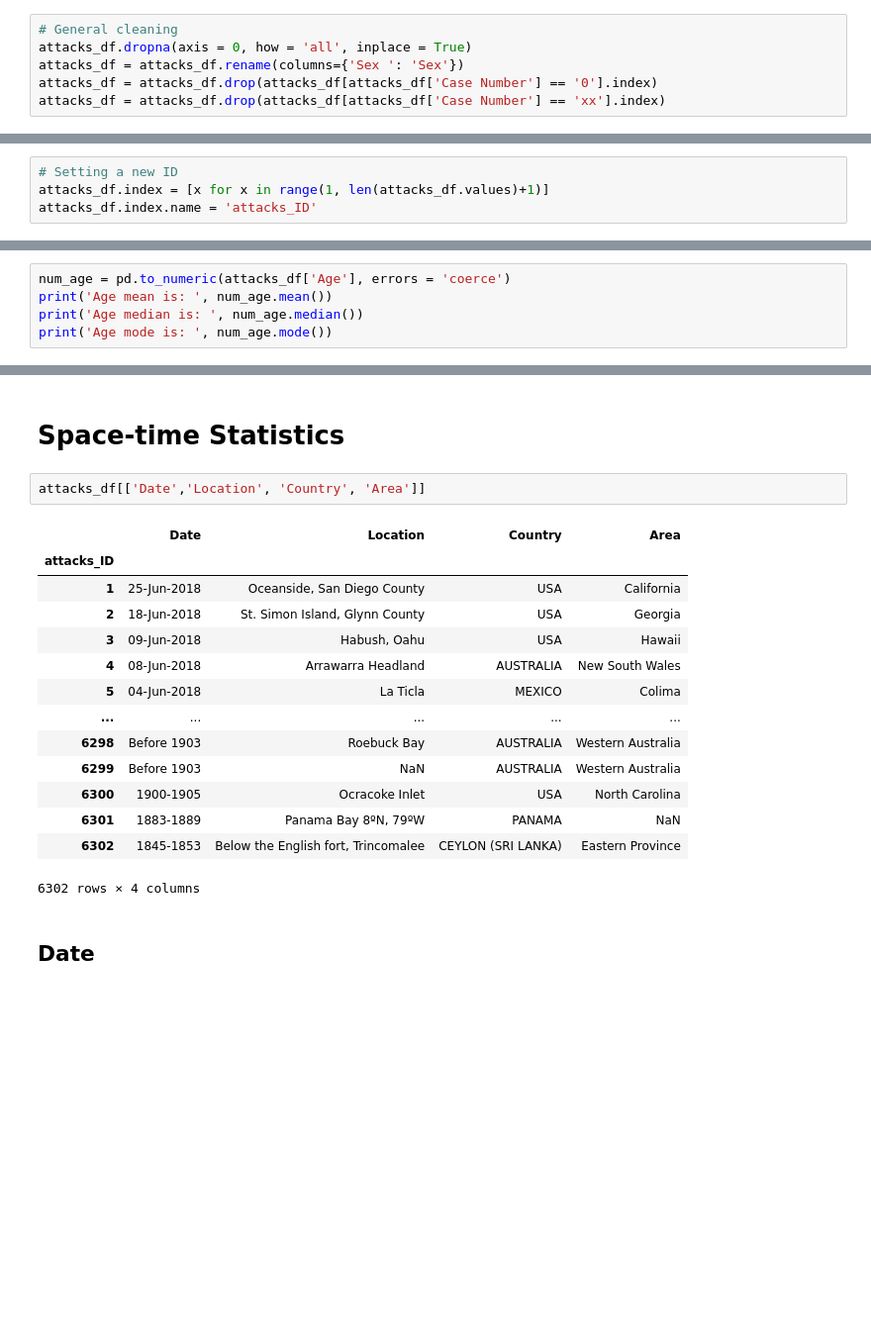
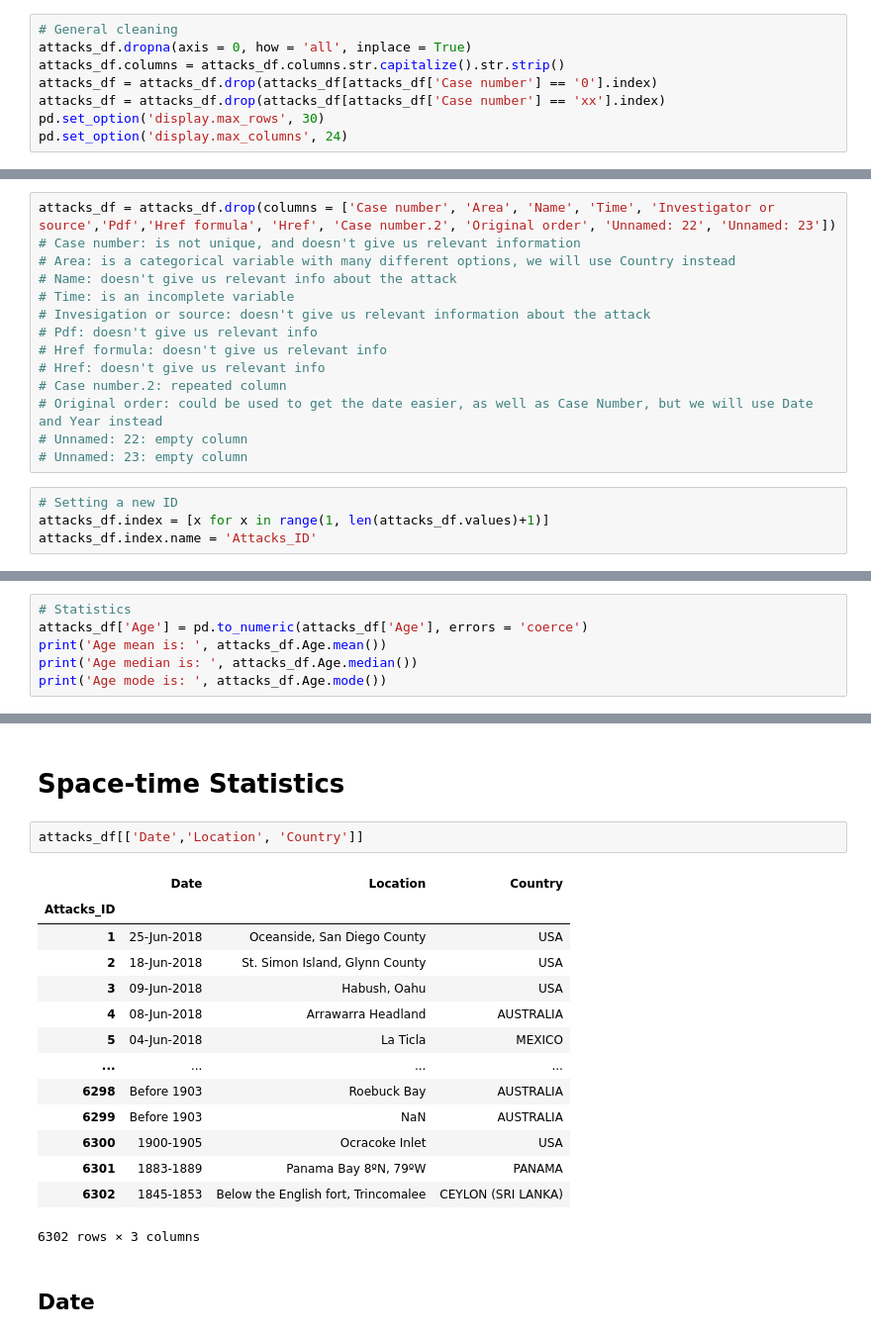
Before and after one commit to Ironhack-Data-Madrid-Febrero-2021/pandas-project, a Jupyter notebook: your-code/clean.ipynb, the cells around one changed output, grey strips where cells are left out. Shown: that part at 99% size. Cells and saved outputs as stored; diff of their text form; blank space fills up the shorter version.

```diff
--- a/your-code/clean.ipynb
+++ b/your-code/clean.ipynb
@@ -35,9 +35,11 @@ memory usage: 4.7+ MB
 # %%
 # General cleaning
 attacks_df.dropna(axis = 0, how = 'all', inplace = True)
-attacks_df = attacks_df.rename(columns={'Sex ': 'Sex'})
-attacks_df = attacks_df.drop(attacks_df[attacks_df['Case Number'] == '0'].index)
-attacks_df = attacks_df.drop(attacks_df[attacks_df['Case Number'] == 'xx'].index)
+attacks_df.columns = attacks_df.columns.str.capitalize().str.strip()
+attacks_df = attacks_df.drop(attacks_df[attacks_df['Case number'] == '0'].index)
+attacks_df = attacks_df.drop(attacks_df[attacks_df['Case number'] == 'xx'].index)
+pd.set_option('display.max_rows', 30)
+pd.set_option('display.max_columns', 24)
 # %%
 # New valid info
 attacks_df.info()
@@ -83,4 +83,18 @@ Index: []
+# %%
+attacks_df = attacks_df.drop(columns = ['Case number', 'Area', 'Name', 'Time', 'Investigator or source','Pdf','Href formula', 'Href', 'Case number.2', 'Original order', 'Unnamed: 22', 'Unnamed: 23'])
+# Case number: is not unique, and doesn't give us relevant information
+# Area: is a categorical variable with many different options, we will use Country instead
+# Name: doesn't give us relevant info about the attack
+# Time: is an incomplete variable
+# Invesigation or source: doesn't give us relevant information about the attack
+# Pdf: doesn't give us relevant info
+# Href formula: doesn't give us relevant info
+# Href: doesn't give us relevant info
+# Case number.2: repeated column
+# Original order: could be used to get the date easier, as well as Case Number, but we will use Date and Year instead
+# Unnamed: 22: empty column
+# Unnamed: 23: empty column
 # %%
 # Setting a new ID
 attacks_df.index = [x for x in range(1, len(attacks_df.values)+1)]
-attacks_df.index.name = 'attacks_ID'
+attacks_df.index.name = 'Attacks_ID'
@@ -249,10 +286,11 @@ attacks_df.Age.value_counts(normalize=True).head(15)
 27    0.024595
 Name: Age, dtype: float64
 # %%
-num_age = pd.to_numeric(attacks_df['Age'], errors = 'coerce')
-print('Age mean is: ', num_age.mean())
-print('Age median is: ', num_age.median())
-print('Age mode is: ', num_age.mode())
+# Statistics
+attacks_df['Age'] = pd.to_numeric(attacks_df['Age'], errors = 'coerce')
+print('Age mean is: ', attacks_df.Age.mean())
+print('Age median is: ', attacks_df.Age.median())
+print('Age mode is: ', attacks_df.Age.mode())
 # %% [output]
 Age mean is:  26.16199426568971
 Age median is:  22.0
@@ -334,22 +373,22 @@ sns.displot(x = ages,
 # %% [markdown]
 # Space-time Statistics
 # %%
-attacks_df[['Date','Location', 'Country', 'Area']]
+attacks_df[['Date','Location', 'Country']]
 # %% [output]
-|  | Date | Location | Country | Area |
-| attacks_ID |  |  |  |  |
-| 1 | 25-Jun-2018 | Oceanside, San Diego County | USA | California |
-| 2 | 18-Jun-2018 | St. Simon Island, Glynn County | USA | Georgia |
-| 3 | 09-Jun-2018 | Habush, Oahu | USA | Hawaii |
-| 4 | 08-Jun-2018 | Arrawarra Headland | AUSTRALIA | New South Wales |
-| 5 | 04-Jun-2018 | La Ticla | MEXICO | Colima |
-| ... | ... | ... | ... | ... |
-| 6298 | Before 1903 | Roebuck Bay | AUSTRALIA | Western Australia |
-| 6299 | Before 1903 | NaN | AUSTRALIA | Western Australia |
-| 6300 | 1900-1905 | Ocracoke Inlet | USA | North Carolina |
-| 6301 | 1883-1889 | Panama Bay 8ºN, 79ºW | PANAMA | NaN |
-| 6302 | 1845-1853 | Below the English fort, Trincomalee | CEYLON (SRI LANKA) | Eastern Province |
+|  | Date | Location | Country |
+| Attacks_ID |  |  |  |
+| 1 | 25-Jun-2018 | Oceanside, San Diego County | USA |
+| 2 | 18-Jun-2018 | St. Simon Island, Glynn County | USA |
+| 3 | 09-Jun-2018 | Habush, Oahu | USA |
+| 4 | 08-Jun-2018 | Arrawarra Headland | AUSTRALIA |
+| 5 | 04-Jun-2018 | La Ticla | MEXICO |
+| ... | ... | ... | ... |
+| 6298 | Before 1903 | Roebuck Bay | AUSTRALIA |
+| 6299 | Before 1903 | NaN | AUSTRALIA |
+| 6300 | 1900-1905 | Ocracoke Inlet | USA |
+| 6301 | 1883-1889 | Panama Bay 8ºN, 79ºW | PANAMA |
+| 6302 | 1845-1853 | Below the English fort, Trincomalee | CEYLON (SRI LANKA) |
-6302 rows × 4 columns
+6302 rows × 3 columns
 # %% [markdown]
 ## Date
 # %%
```
Also changed, not shown: parts of 49 cells of this notebook.
